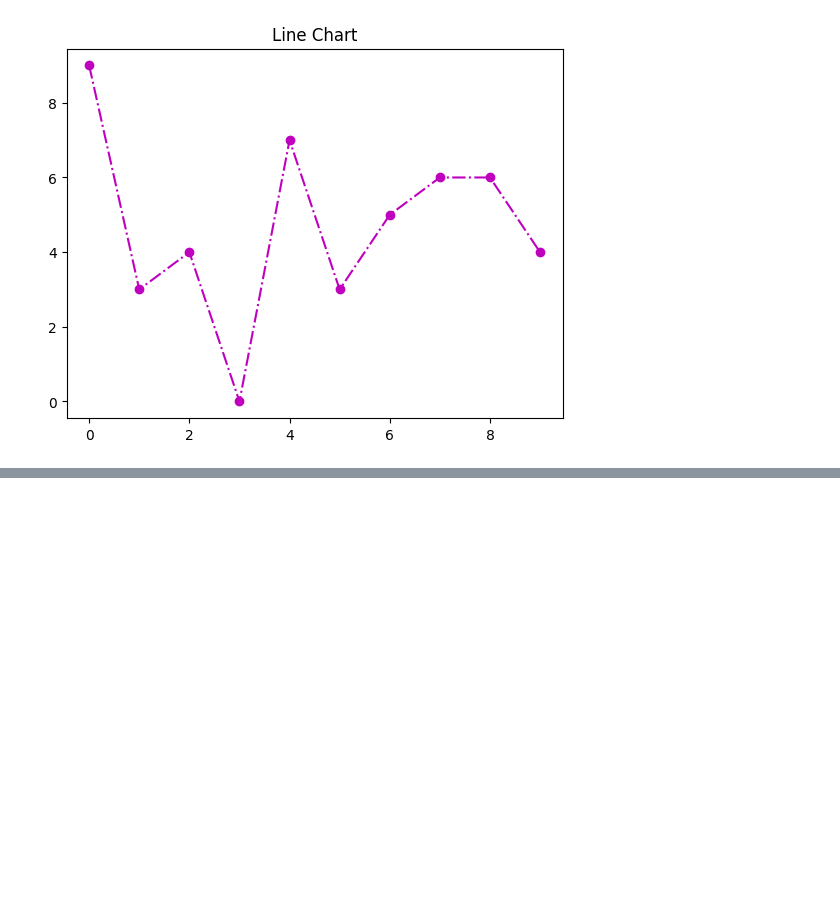
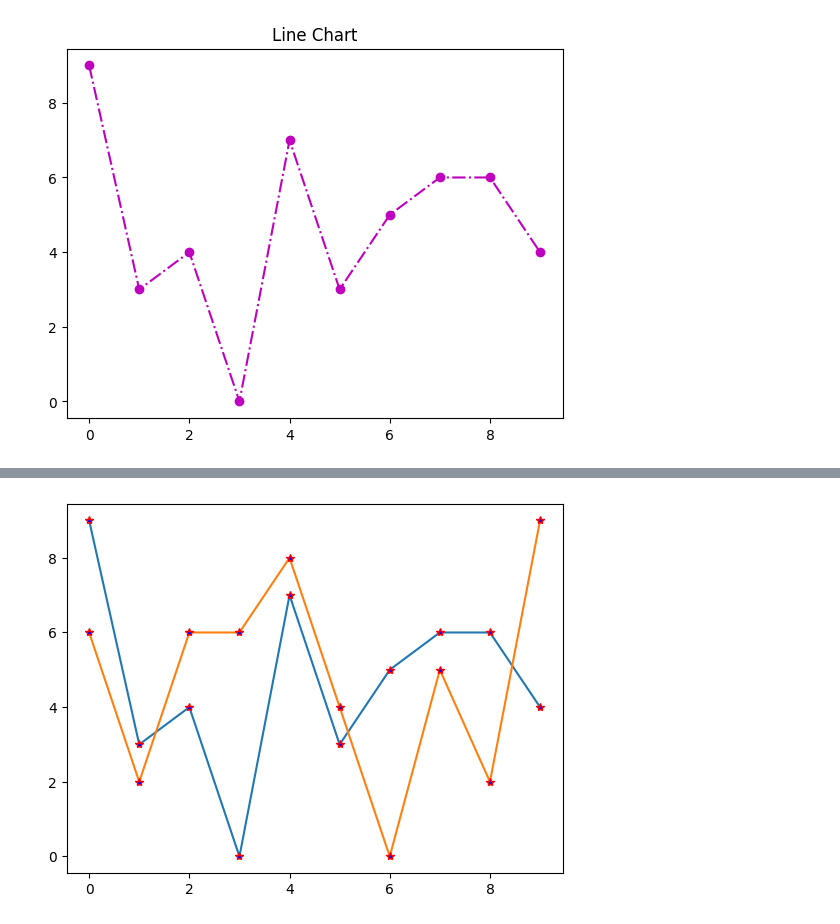
Before and after one commit to JatindraPatel/Matplot_libary_learning, a Jupyter notebook: Matplotlib.ipynb, the cells around one changed output, grey strips where cells are left out. Cells and saved outputs as stored; diff of their text form; code cells hidden in the pictures; blank space fills up the shorter version.

```diff
--- a/Matplotlib.ipynb
+++ b/Matplotlib.ipynb
@@ -229,0 +251,12 @@ plt.show()
+# %%
+import matplotlib.pyplot as plt
+
+y1=[9,3,4,0,7,3,5,6,6,4]
+y2=[6,2,6,6,8,4,0,5,2,9]
+
+plt.plot(y1,marker='*',mfc='b',mec='r')
+plt.plot(y2,marker='*',mfc='b',mec='r')
+
+plt.show()
+# %% [output]
+[figure, added]
```
Also changed, not shown: parts of 3 cells of this notebook.
